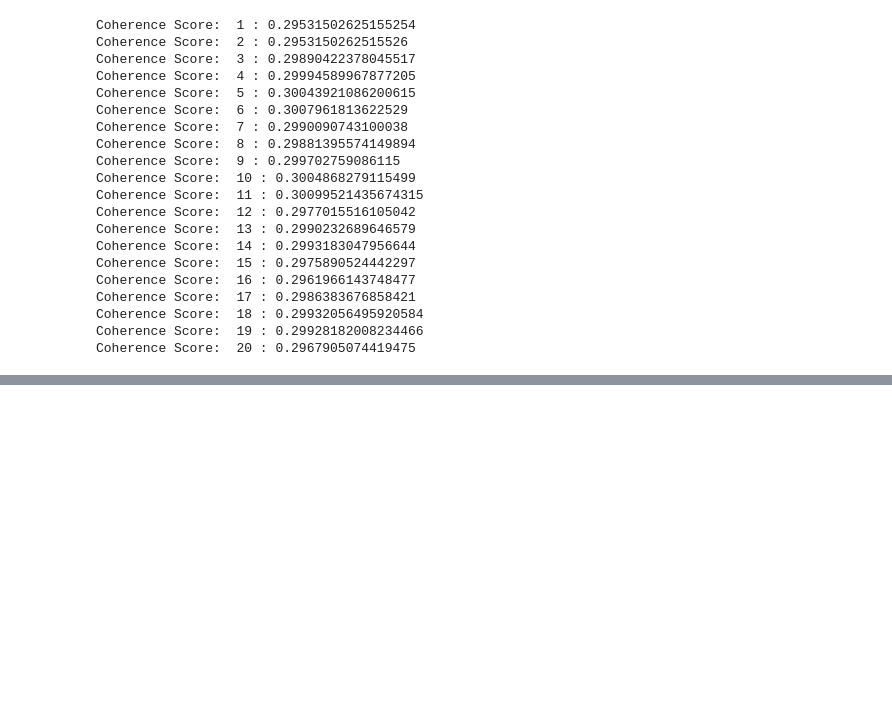
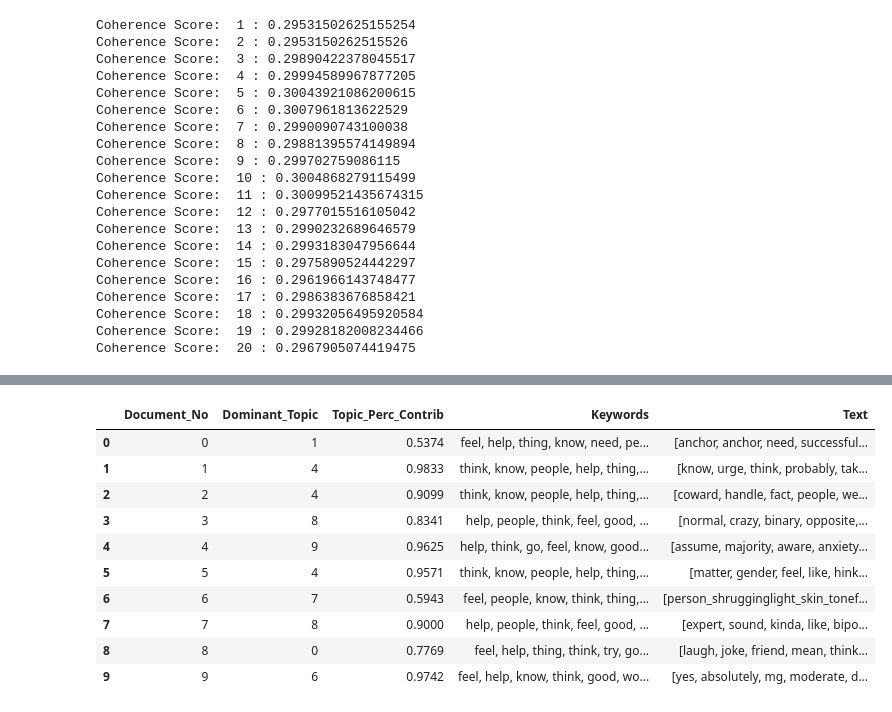
Before and after one commit to yuliyaselevich/GPT2_mental_health_advice_chatbot, a Jupyter notebook: Notebooks/Capstone3_DataWrangling_EDA.ipynb, the cells around one changed output, grey strips where cells are left out. Saved outputs shown, nothing was run; the diff lists cells and outputs as text; code cells hidden in the pictures; blank space fills up the shorter version.

```diff
--- a/Notebooks/Capstone3_DataWrangling_EDA.ipynb
+++ b/Notebooks/Capstone3_DataWrangling_EDA.ipynb
@@ -1011,6 +983,6 @@ print(corpus[:1][0][:30])
 # %%
 # number of topics
-num_topics = 10
+num_topics = 2
 # Build LDA model
 lda_model = gensim.models.LdaMulticore(corpus=corpus,
                                        id2word=id2word,
@@ -1069,0 +1061,44 @@ Coherence Score:  20 : 0.2967905074419475
+# %%
+def format_topics_sentences(ldamodel=lda_model, corpus=corpus, texts=texts):
+    # Init output
+    sent_topics_df = pd.DataFrame()
+
+    # Get main topic in each document
+    for i, row in enumerate(ldamodel[corpus]):
+        row = sorted(row, key=lambda x: (x[1]), reverse=True)
+        # Get the Dominant topic, Perc Contribution and Keywords for each document
+        for j, (topic_num, prop_topic) in enumerate(row):
+            if j == 0:  # => dominant topic
+                wp = ldamodel.show_topic(topic_num)
+                topic_keywords = ", ".join([word for word, prop in wp])
+                sent_topics_df = sent_topics_df.append(pd.Series([int(topic_num), round(prop_topic,4), topic_keywords]), ignore_index=True)
+            else:
+                break
+    sent_topics_df.columns = ['Dominant_Topic', 'Perc_Contribution', 'Topic_Keywords']
+
+    # Add original text to the end of the output
+    contents = pd.Series(texts)
+    sent_topics_df = pd.concat([sent_topics_df, contents], axis=1)
+    return(sent_topics_df)
+
+
+df_topic_sents_keywords = format_topics_sentences(ldamodel=lda_model, corpus=corpus, texts=texts)
+
+# Format
+df_dominant_topic = df_topic_sents_keywords.reset_index()
+df_dominant_topic.columns = ['Document_No', 'Dominant_Topic', 'Topic_Perc_Contrib', 'Keywords', 'Text']
+
+# Show
+df_dominant_topic.head(10)
+# %% [output]
+|  | Document_No | Dominant_Topic | Topic_Perc_Contrib | Keywords | Text |
+| 0 | 0 | 1 | 0.5374 | feel, help, thing, know, need, pe... | [anchor, anchor, need, successful... |
+| 1 | 1 | 4 | 0.9833 | think, know, people, help, thing,... | [know, urge, think, probably, tak... |
+| 2 | 2 | 4 | 0.9099 | think, know, people, help, thing,... | [coward, handle, fact, people, we... |
+| 3 | 3 | 8 | 0.8341 | help, people, think, feel, good, ... | [normal, crazy, binary, opposite,... |
+| 4 | 4 | 9 | 0.9625 | help, think, go, feel, know, good... | [assume, majority, aware, anxiety... |
+| 5 | 5 | 4 | 0.9571 | think, know, people, help, thing,... | [matter, gender, feel, like, hink... |
+| 6 | 6 | 7 | 0.5943 | feel, people, know, think, thing,... | [person_shrugginglight_skin_tonef... |
+| 7 | 7 | 8 | 0.9000 | help, people, think, feel, good, ... | [expert, sound, kinda, like, bipo... |
+| 8 | 8 | 0 | 0.7769 | feel, help, thing, think, try, go... | [laugh, joke, friend, mean, think... |
+| 9 | 9 | 6 | 0.9742 | feel, help, know, think, good, wo... | [yes, absolutely, mg, moderate, d... |
```
Also changed, not shown: parts of 13 cells of this notebook.
